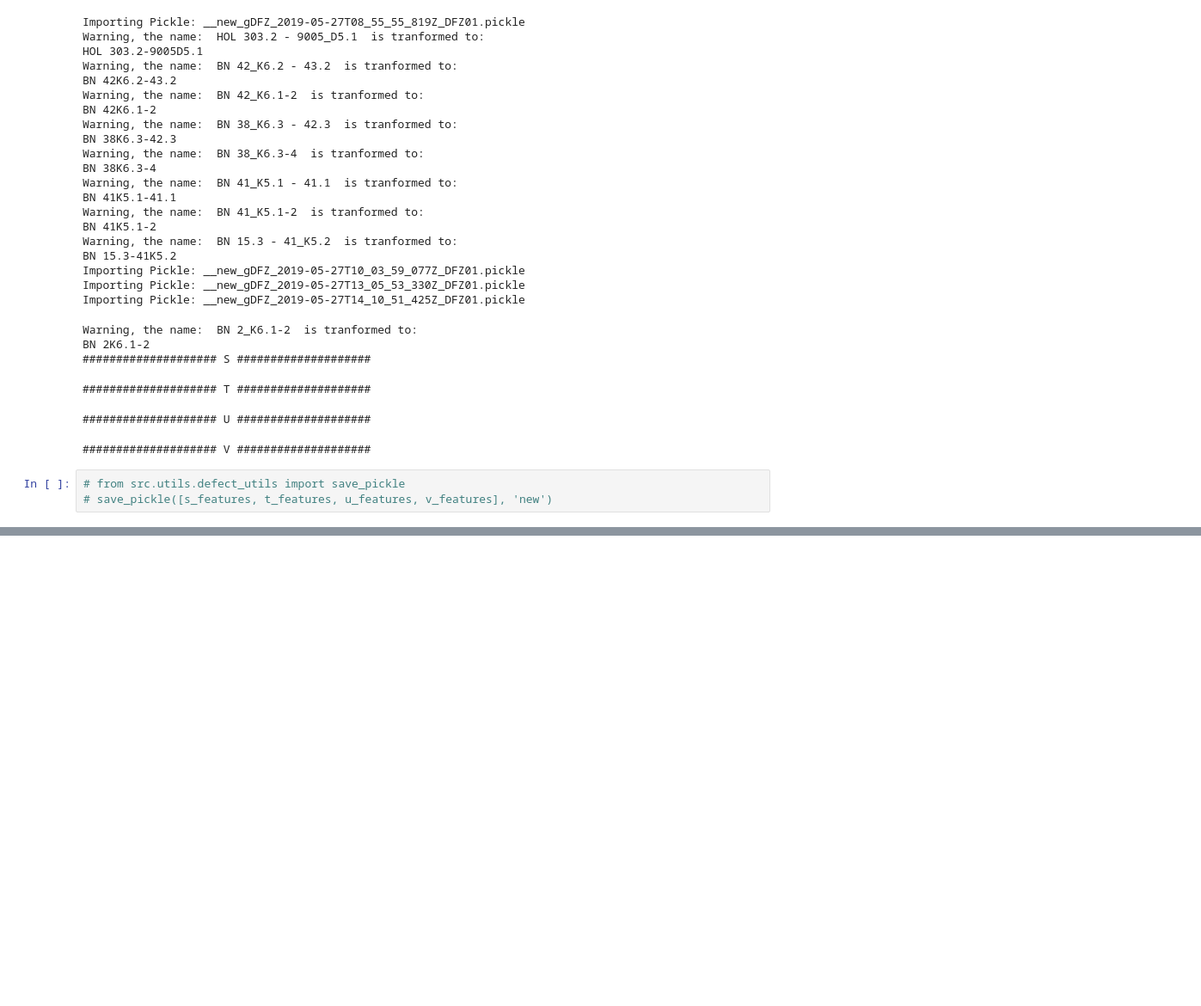
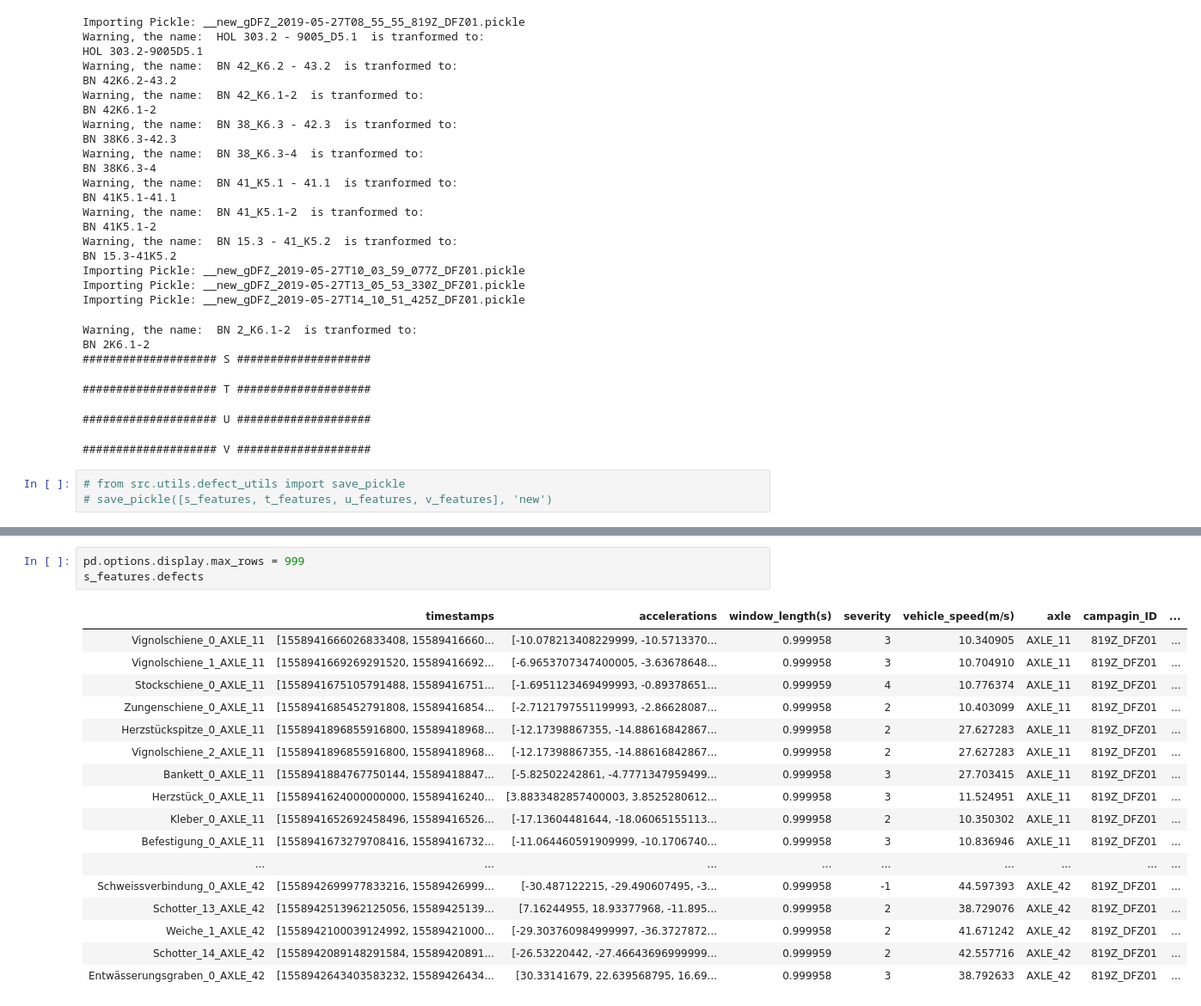
Before and after one commit to Aiyualive/SemesterProject2.0, a Jupyter notebook: SBBProject.ipynb, the cells around one changed output, grey strips where cells are left out. Shown at 86% size. Saved outputs shown, nothing was run; the diff lists cells and outputs as text; blank space fills up the shorter version.

```diff
--- a/SBBProject.ipynb
+++ b/SBBProject.ipynb
@@ -66,0 +79,21 @@ NameError: name 's' is not defined
+# %%
+pd.options.display.max_rows = 999
+s_features.defects
+# %% [output]
+|  | timestamps | accelerations | window_length(s) | severity | vehicle_speed(m/s) | axle | campagin_ID | ... |
+| Vignolschiene_0_AXLE_11 | [1558941666026833408, 15589416660... | [-10.078213408229999, -10.5713370... | 0.999958 | 3 | 10.340905 | AXLE_11 | 819Z_DFZ01 | ... |
+| Vignolschiene_1_AXLE_11 | [1558941669269291520, 15589416692... | [-6.9653707347400005, -3.63678648... | 0.999958 | 3 | 10.704910 | AXLE_11 | 819Z_DFZ01 | ... |
+| Stockschiene_0_AXLE_11 | [1558941675105791488, 15589416751... | [-1.6951123469499993, -0.89378651... | 0.999959 | 4 | 10.776374 | AXLE_11 | 819Z_DFZ01 | ... |
+| Zungenschiene_0_AXLE_11 | [1558941685452791808, 15589416854... | [-2.7121797551199993, -2.86628087... | 0.999958 | 2 | 10.403099 | AXLE_11 | 819Z_DFZ01 | ... |
+| Herzstückspitze_0_AXLE_11 | [1558941896855916800, 15589418968... | [-12.17398867355, -14.88616842867... | 0.999958 | 2 | 27.627283 | AXLE_11 | 819Z_DFZ01 | ... |
+| Vignolschiene_2_AXLE_11 | [1558941896855916800, 15589418968... | [-12.17398867355, -14.88616842867... | 0.999958 | 2 | 27.627283 | AXLE_11 | 819Z_DFZ01 | ... |
+| Bankett_0_AXLE_11 | [1558941884767750144, 15589418847... | [-5.82502242861, -4.7771347959499... | 0.999958 | 3 | 27.703415 | AXLE_11 | 819Z_DFZ01 | ... |
+| Herzstück_0_AXLE_11 | [1558941624000000000, 15589416240... | [3.8833482857400003, 3.8525280612... | 0.999958 | 3 | 11.524951 | AXLE_11 | 819Z_DFZ01 | ... |
+| Kleber_0_AXLE_11 | [1558941652692458496, 15589416526... | [-17.13604481644, -18.06065155113... | 0.999958 | 2 | 10.350302 | AXLE_11 | 819Z_DFZ01 | ... |
+| Befestigung_0_AXLE_11 | [1558941673279708416, 15589416732... | [-11.064460591909999, -10.1706740... | 0.999958 | 3 | 10.836946 | AXLE_11 | 819Z_DFZ01 | ... |
+| ... | ... | ... | ... | ... | ... | ... | ... | ... |
+| Schweissverbindung_0_AXLE_42 | [1558942699977833216, 15589426999... | [-30.487122215, -29.490607495, -3... | 0.999958 | -1 | 44.597393 | AXLE_42 | 819Z_DFZ01 | ... |
+| Schotter_13_AXLE_42 | [1558942513962125056, 15589425139... | [7.16244955, 18.93377968, -11.895... | 0.999958 | 2 | 38.729076 | AXLE_42 | 819Z_DFZ01 | ... |
+| Weiche_1_AXLE_42 | [1558942100039124992, 15589421000... | [-29.303760984999997, -36.3727872... | 0.999958 | 2 | 41.671242 | AXLE_42 | 819Z_DFZ01 | ... |
+| Schotter_14_AXLE_42 | [1558942089148291584, 15589420891... | [-26.53220442, -27.46643696999999... | 0.999959 | 2 | 42.557716 | AXLE_42 | 819Z_DFZ01 | ... |
+| Entwässerungsgraben_0_AXLE_42 | [1558942643403583232, 15589426434... | [30.33141679, 22.639568795, 16.69... | 0.999958 | 3 | 38.792633 | AXLE_42 | 819Z_DFZ01 | ... |
```
Also changed, not shown: parts of 3 cells of this notebook, 7 other files.
